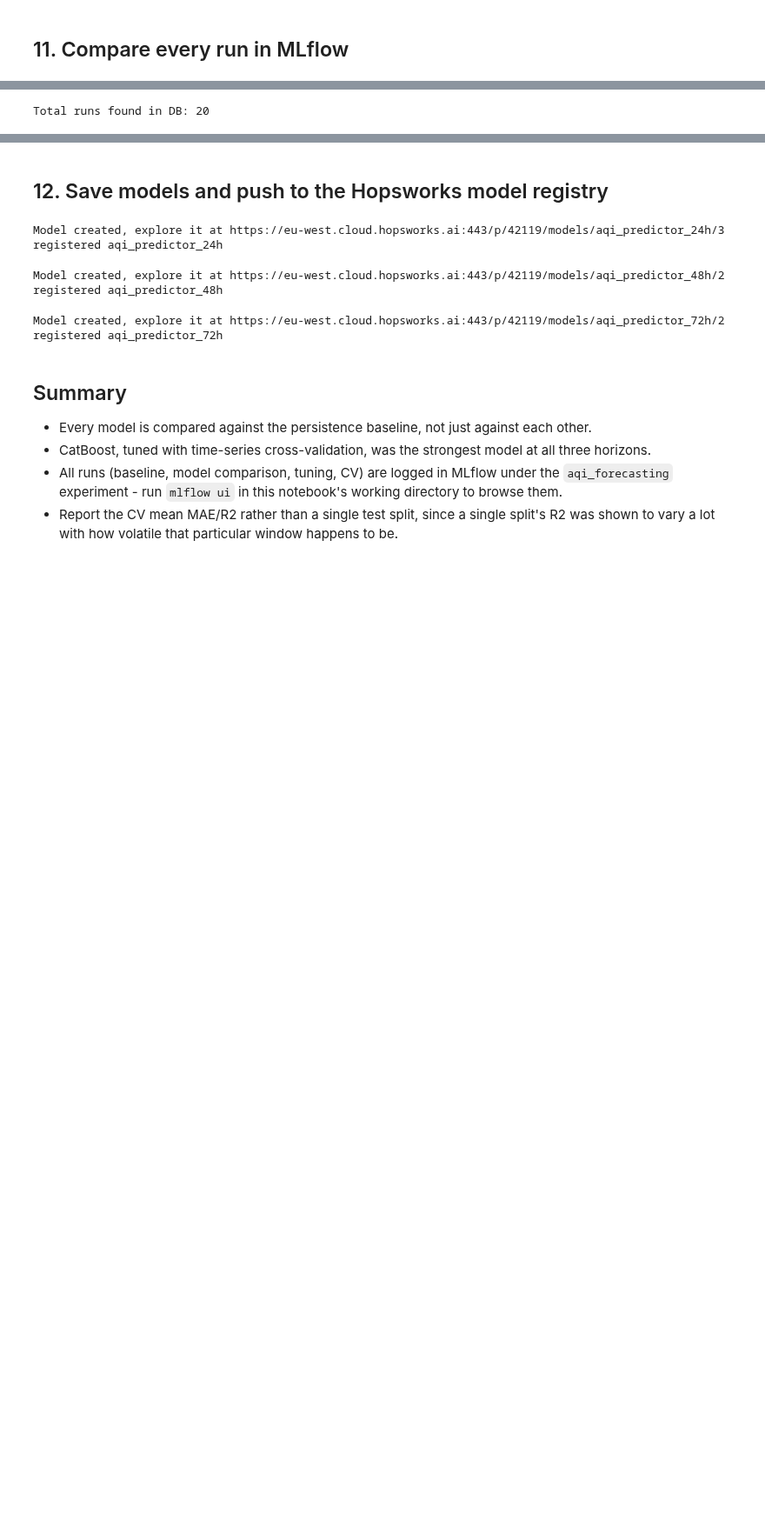
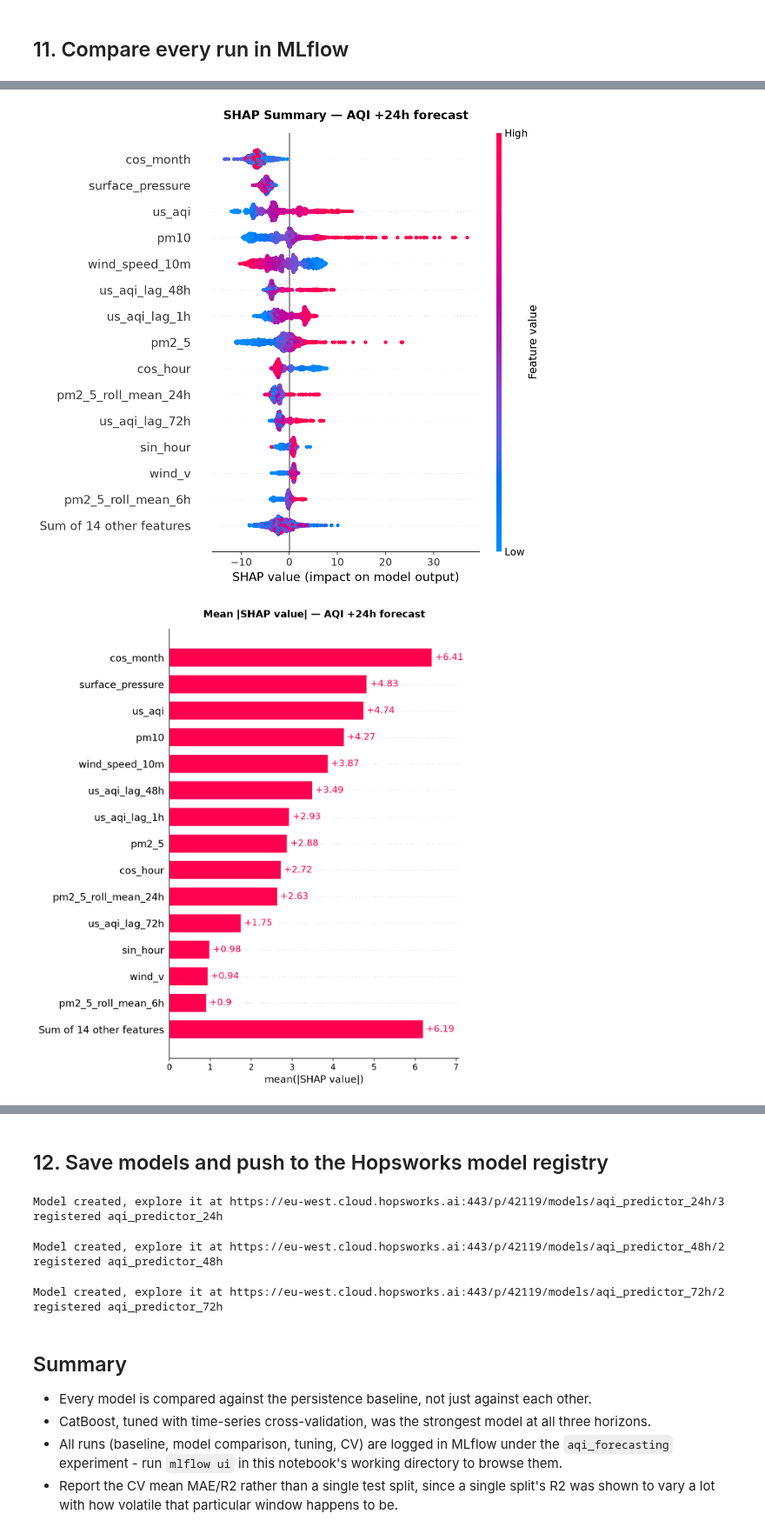
Before and after one commit to HabibUrRehman-mk/AQI_Predictor, a Jupyter notebook: Notebooks/Full_ML_Pipeline.ipynb, the cells around one changed output, grey strips where cells are left out. Shown at 87% size. Saved outputs shown, nothing was run; the diff lists cells and outputs as text; code cells hidden in the pictures; blank space fills up the shorter version.

Commit message:
Added shap

```diff
--- a/Notebooks/Full_ML_Pipeline.ipynb
+++ b/Notebooks/Full_ML_Pipeline.ipynb
@@ -653,8 +674,44 @@ tags.mlflow.runName params.model params.horizon  metrics.mae  metrics.r2  metric
     catboost_cv_48h     catboost            48h          NaN         NaN            31.502003            0.187284
     catboost_cv_24h     catboost            24h          NaN         NaN            23.302850            0.513532
      xgboost_cv_24h      xgboost            24h          NaN         NaN            22.911263            0.515097
-# %%
-runs = mlflow.search_runs()
-print(f"Total runs found in DB: {len(runs)}")
-# %% [output]
-Total runs found in DB: 20
+# %%
+import shap
+import matplotlib.pyplot as plt
+
+plt.rcParams.update({
+    "figure.dpi": 150,
+    "font.size": 11,
+    "axes.titlesize": 13,
+    "axes.titleweight": "bold",
+})
+
+def explain_model(model, x_data, horizon, save_prefix="shap"):
+    """Compute SHAP values for a CatBoost model and render beeswarm + bar + waterfall plots."""
+    explainer = shap.TreeExplainer(model)
+    shap_values = explainer(x_data)  # Explanation object (new SHAP API)
+
+    # 1. Beeswarm - global view: which features matter, and how their value pushes the prediction
+    fig = plt.figure(figsize=(10, 8))
+    shap.plots.beeswarm(shap_values, max_display=15, show=False)
+    plt.title(f"SHAP Summary — AQI +{horizon} forecast", pad=15)
+    plt.tight_layout()
+    plt.savefig(f"{save_prefix}_beeswarm_{horizon}.png", dpi=150, bbox_inches="tight")
+    plt.show()
+
+    # 2. Bar plot - mean |SHAP value| global importance
+    fig = plt.figure(figsize=(10, 7))
+    shap.plots.bar(shap_values, max_display=15, show=False)
+    plt.title(f"Mean |SHAP value| — AQI +{horizon} forecast", pad=15)
+    plt.tight_layout()
+    plt.savefig(f"{save_prefix}_bar_{horizon}.png", dpi=150, bbox_inches="tight")
+    plt.show()
+
+    return explainer, shap_values
+
+
+explainer_24h, shap_values_24h = explain_model(best_cat_24h, test_x, "24h")
+explainer_48h, shap_values_48h = explain_model(cat_model_48h, test_x, "48h")
+explainer_72h, shap_values_72h = explain_model(cat_model_72h, test_x, "72h")
+# %% [output]
+[figure, added]
+[figure, added]
```
Also changed, not shown: parts of 10 cells of this notebook.
